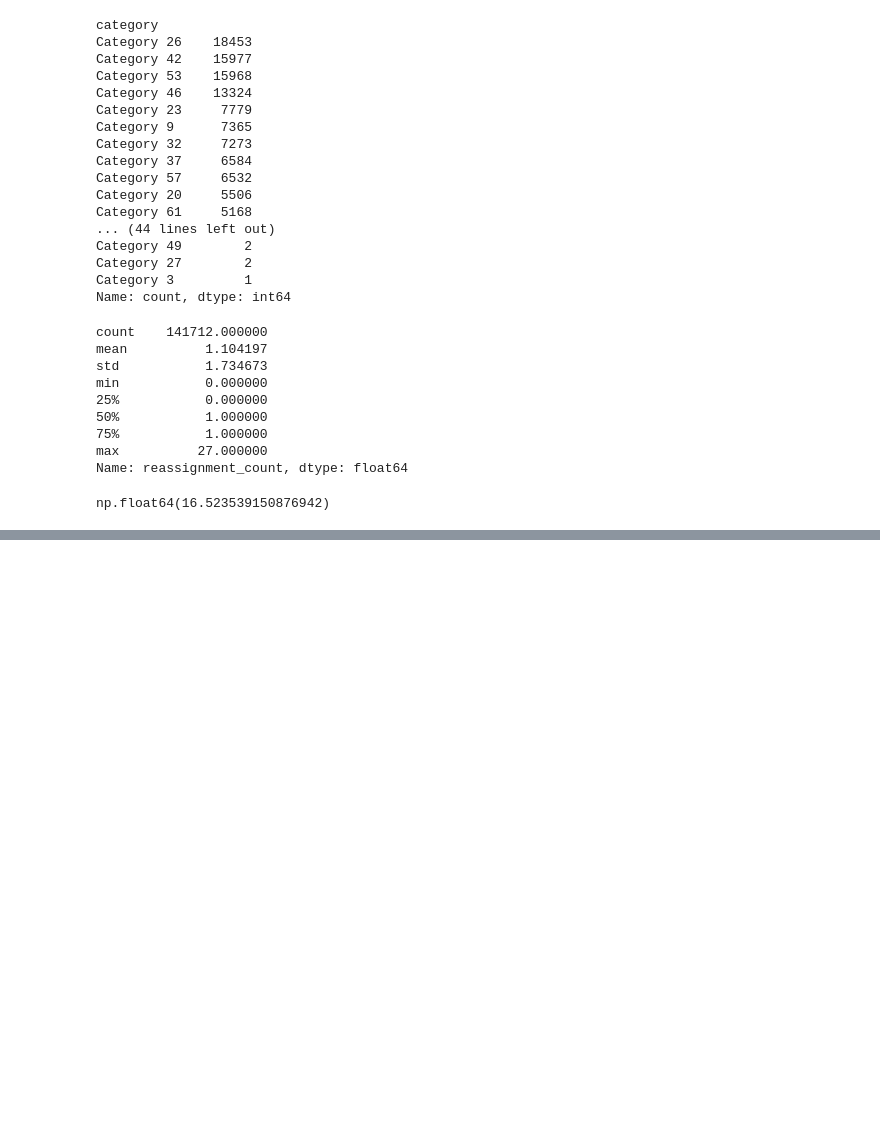
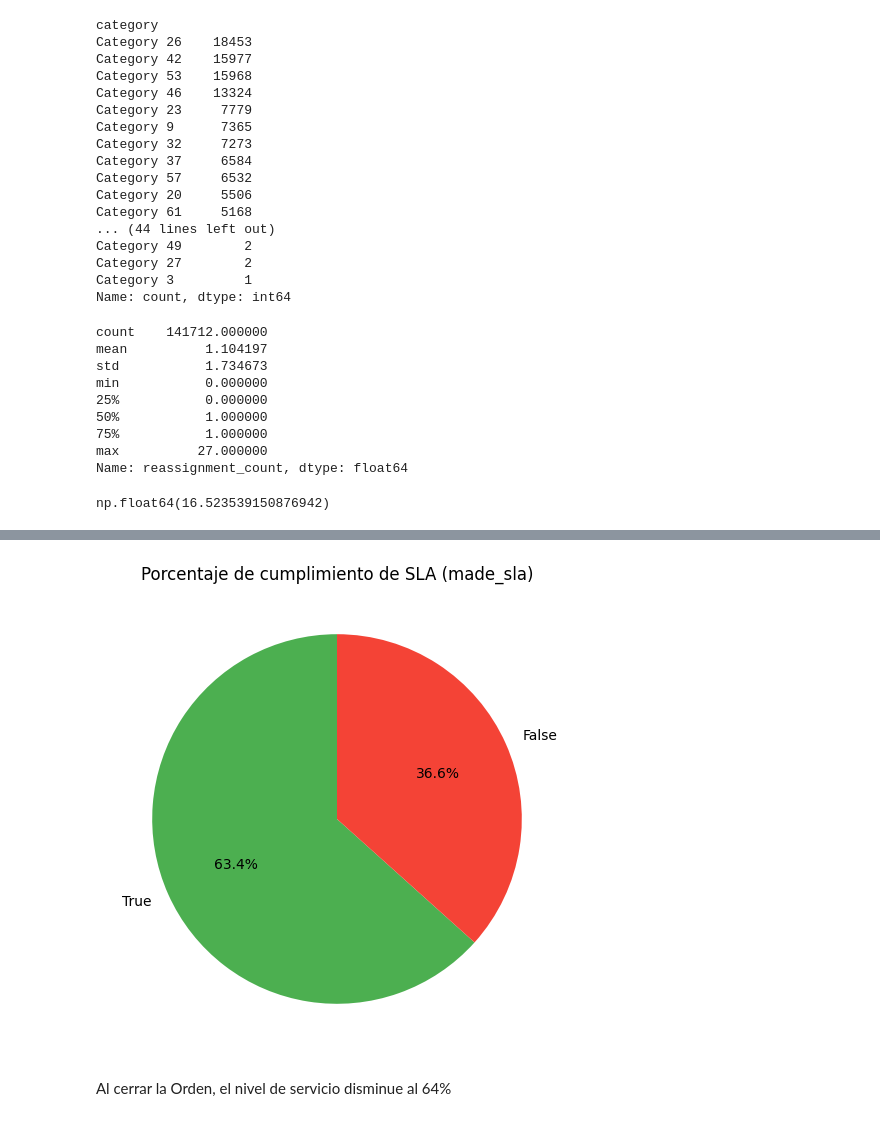
Before and after one commit to OttaVonBismarck/proyecto_1_actd, a Jupyter notebook: proyecto_limpieza.ipynb, the cells around one changed output, grey strips where cells are left out. Cells and saved outputs as stored; diff of their text form; code cells hidden in the pictures; blank space fills up the shorter version.

```diff
--- a/proyecto_limpieza.ipynb
+++ b/proyecto_limpieza.ipynb
@@ -990,0 +246,12 @@ edad_cat_dummies
+# %%
+valores = df2['made_sla'].value_counts()
+labels = ['True', 'False']
+
+plt.figure(figsize=(6,6))
+plt.pie(valores, labels=labels, autopct='%1.1f%%', startangle=90, colors=['#4CAF50', '#F44336'])
+plt.title('Porcentaje de cumplimiento de SLA (made_sla)')
+plt.show()
+# %% [output]
+[figure, added]
+# %% [markdown]
+Al cerrar la Orden, el nivel de servicio disminue al 64%
```
Also changed, not shown: parts of 108 cells of this notebook.
